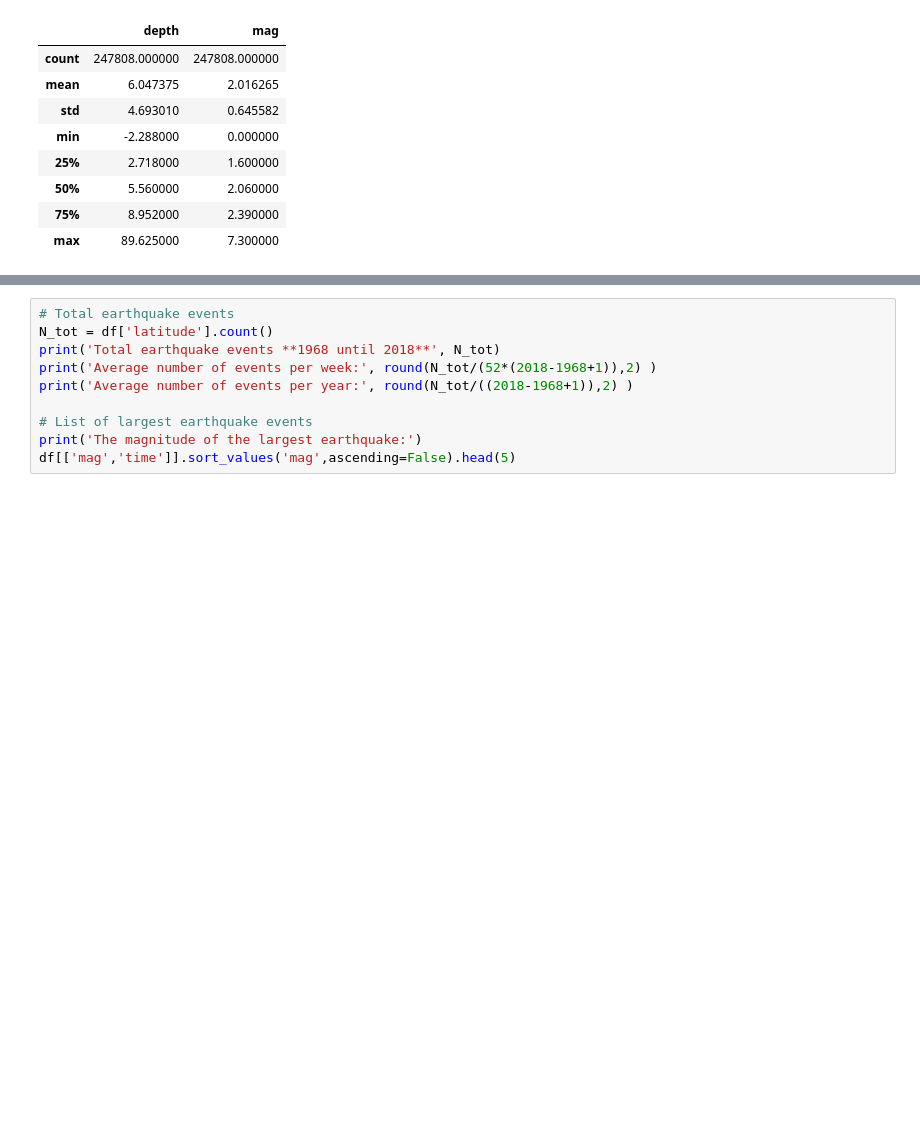
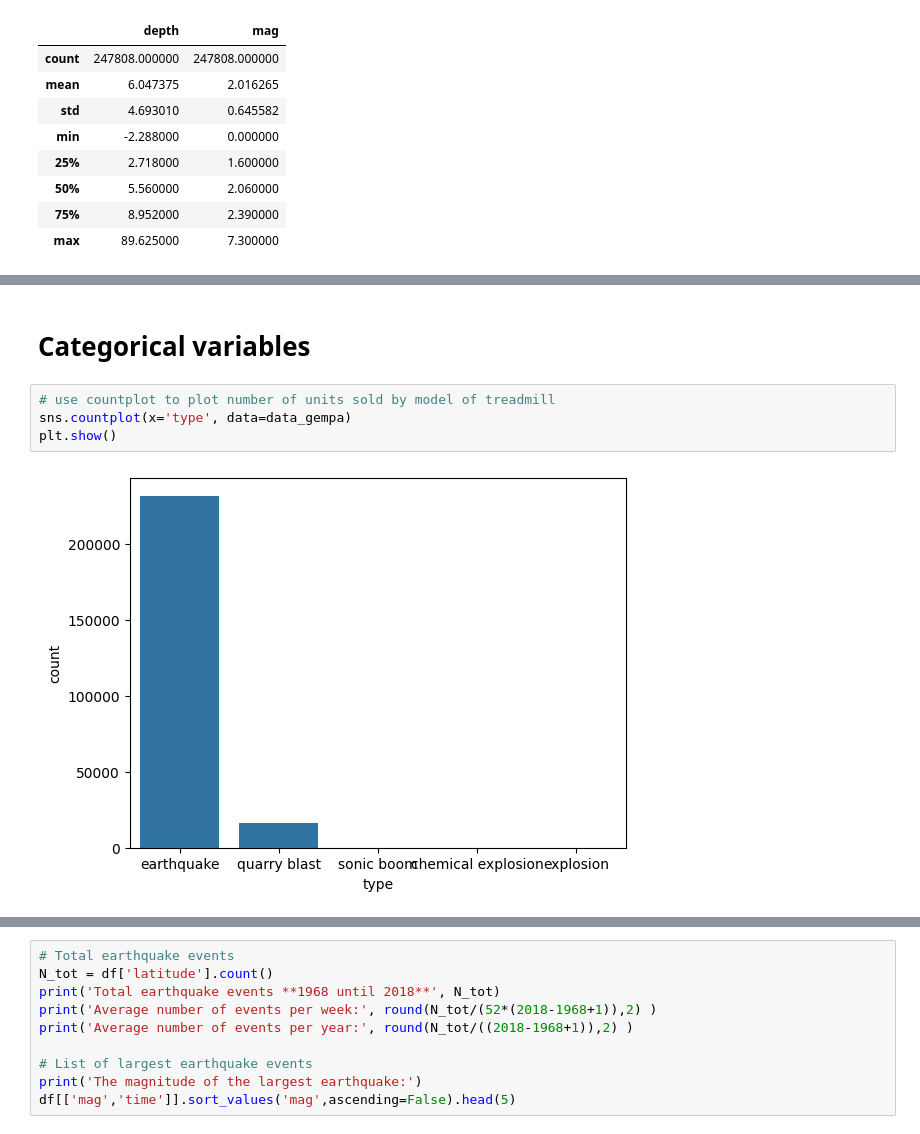
Before and after one commit to arifadli/Exploratory-Data-Analysis, a Jupyter notebook: Earthquake Research/EDA - California Earthquake.ipynb, the cells around one changed output, grey strips where cells are left out. Saved outputs shown, nothing was run; the diff lists cells and outputs as text; blank space fills up the shorter version.

```diff
--- a/Earthquake Research/EDA - California Earthquake.ipynb
+++ b/Earthquake Research/EDA - California Earthquake.ipynb
@@ -184,0 +167,8 @@ plt.show()
+# %% [markdown]
+# **Categorical variables**
+# %%
+# use countplot to plot number of units sold by model of treadmill
+sns.countplot(x='type', data=data_gempa)
+plt.show()
+# %% [output]
+[figure, added]
```
Also changed, not shown: parts of 20 cells of this notebook, 1 other file.
